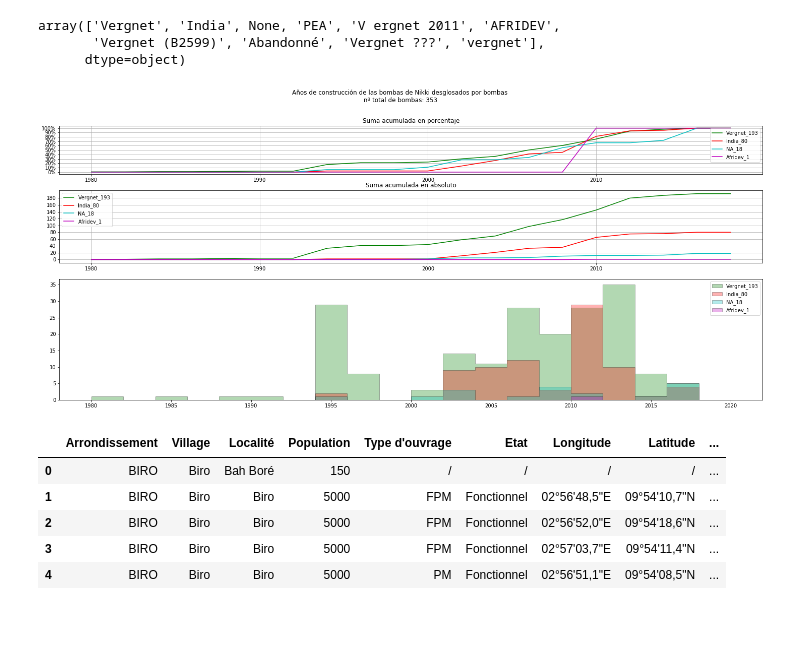
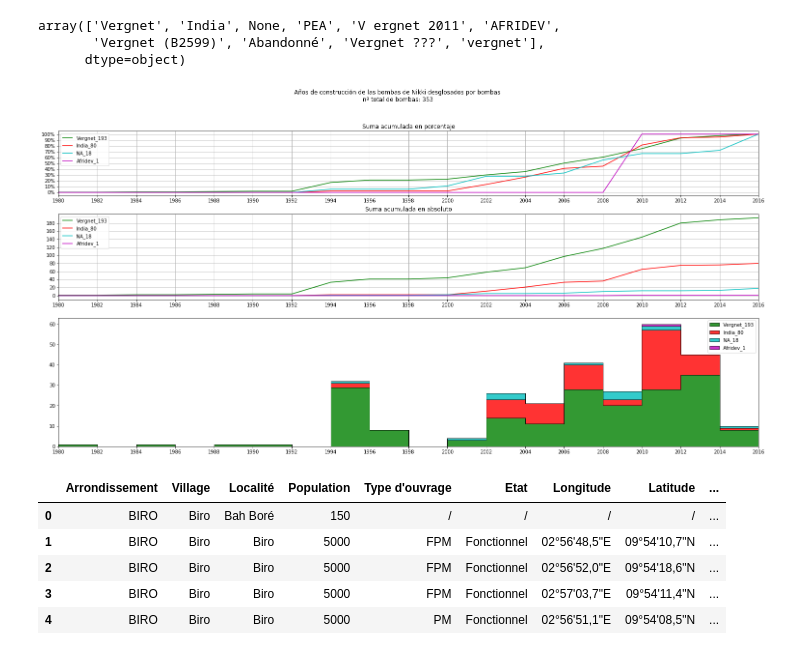
Before and after one commit to OANInternational/aguapp-ds, a Jupyter notebook: create_pump_map.ipynb, the cells around one changed output. Saved outputs shown, nothing was run; the diff lists cells and outputs as text; code cells hidden in the pictures; blank space fills up the shorter version.

```diff
--- a/create_pump_map.ipynb
+++ b/create_pump_map.ipynb
@@ -267,6 +303,6 @@ drawbubblemap(df_2019,title,zoom,False)
 # %%
 plt.rcParams['figure.figsize'] = 20,10
-x=list(df_2019['rqtListe_Pompe.Modele_Pompe'].unique())
+x=list(df_2019['rqtListe_Pompe.Modele_Pompe'].dropna().unique())
 y=[df_2019[df_2019['rqtListe_Pompe.Modele_Pompe']==model]['rqtListe_Pompe.Modele_Pompe'].count() for model in x]
 
 plt.xticks(fontsize=14,rotation=90)
@@ -407,62 +443,81 @@ def marques(x):
 df_2016['type']=df_2016.apply(lambda x: marques(x),axis=1)
 # %%
 n=40
-bins=np.arange(1980,2019+int(100/n),int(100/n))
+bins=np.arange(1980,2017+int(100/n),int(100/n))
 
-f, (ax_plot,ax_plot2,ax_hist) = plt.subplots(3, gridspec_kw={'height_ratios': [2, 3, 5]})
+plt.rcParams['figure.figsize']=26,12
+f, (ax_plot,ax_plot2,ax_hist) = plt.subplots(3, gridspec_kw={'height_ratios': [3, 4, 6]})
 
-
+subplots = [ax_plot,ax_plot2,ax_hist]
 l_marques = df_2016['type'].unique().tolist()
 
 l_colors=list(colors.keys())[1:5]
 
-kwargs = dict(histtype='stepfilled', alpha=0.3, bins=bins,edgecolor='black')
+kwargs = dict(histtype='stepfilled', alpha=0.8, bins=bins,edgecolor='black')
+
+datas = []
+
+labels= []
 
 for i,typ in enumerate(l_marques):
 
   data = df_2016[df_2016['type']==typ]['Annes'].dropna()
-
-  ax_hist.hist(data, color=colors[l_colors[i]],label=typ+'_'+str(len(data)), **kwargs)
+  datas.append(data)
+  label=typ+'_'+str(len(data))
+  labels.append(label)
+  #If want to plot one histogram for each iteration, "discomment" the next line
+  #ax_hist.hist(data, color=colors[l_colors[i]],label=label, **kwargs)
 
 
   values, base = np.histogram(data, bins=bins)
       #evaluate the cumulative
   cumulative = np.cumsum(values)
 
   cumulative2 = [val/max(cumulative) for val in cumulative]
 
-  ax_plot.plot(base[:-1], cumulative2,color=colors[l_colors[i]],label=typ+'_'+str(len(data)))
-  ax_plot2.plot(base[:-1], cumulative,color=colors[l_colors[i]],label=typ+'_'+str(len(data)))
+  ax_plot.plot(base[:-1], cumulative2,color=colors[l_colors[i]],label=label)
+  ax_plot2.plot(base[:-1], cumulative,color=colors[l_colors[i]],label=label)
+
+ax_hist.hist(datas, stacked=True, color = l_colors, label=labels,**kwargs)
 
 ax_plot.grid()
 ax_plot2.grid()
 
 vals = ax_plot.get_yticks()
 
 ax_plot.set_yticks(np.arange(0,1.1,0.1))
 ax_plot2.set_yticks(np.arange(0,200,20))
 
 vals = ax_plot.get_yticks()
 
 ax_plot.set_yticklabels(['{:,.0%}'.format(x) for x in vals])
 
-ax_plot.set_xticks(np.arange(1980,2020,10))
-ax_plot2.set_xticks(np.arange(1980,2020,10))
+xticks=np.arange(1980,2017,2)
+for subpl in subplots:
+  subpl.set_xticks(xticks)
+  subpl.set_xlim([1980,2016])
 
 ax_plot.set_title('Suma acumulada en porcentaje')
 ax_plot2.set_title('Suma acumulada en absoluto')
 f.suptitle('Años de construcción de las bombas de Nikki desglosados por bombas'+
            '\n nº total de bombas: '+str(len(df_2016))
           )
 
 ax_plot.legend()
 ax_plot2.legend()
-ax_hist.legend()
 
-plt.rcParams['figure.figsize']=25,10
+
+# sort both labels and handles by labels
+#labels, handles = zip(*sorted(zip(labels, handles), key=lambda t: t[0],reverse=True))
+handles, labels = ax_hist.get_legend_handles_labels()
+labels=[labels[3],labels[2],labels[1],labels[0]]
+handles =  [handles[3],handles[2],handles[1],handles[0]]
+
+ax_hist.legend(handles, labels)
+
 plt.show()
 # %% [output]
-[figure, old version]
+[figure, new version]
 # %%
 SPREADSHEET_ID = ID3
 RANGE_NAME = 'Sheet1'
```
Also changed, not shown: parts of 31 cells of this notebook.
